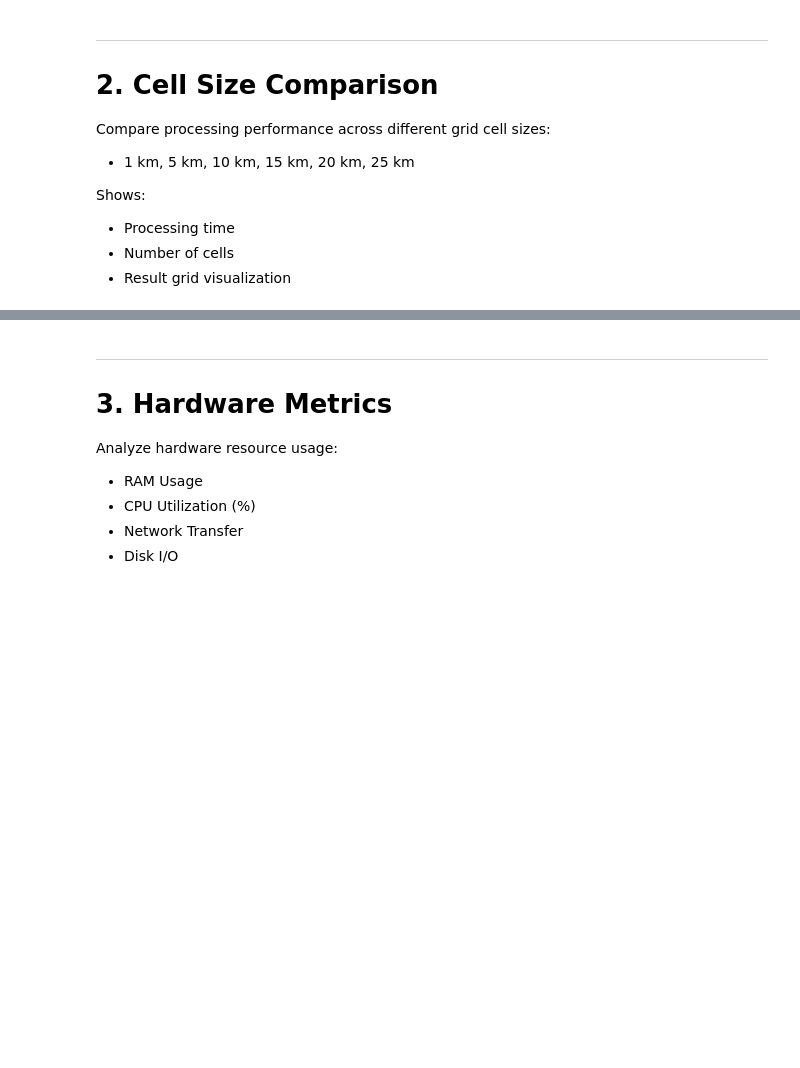
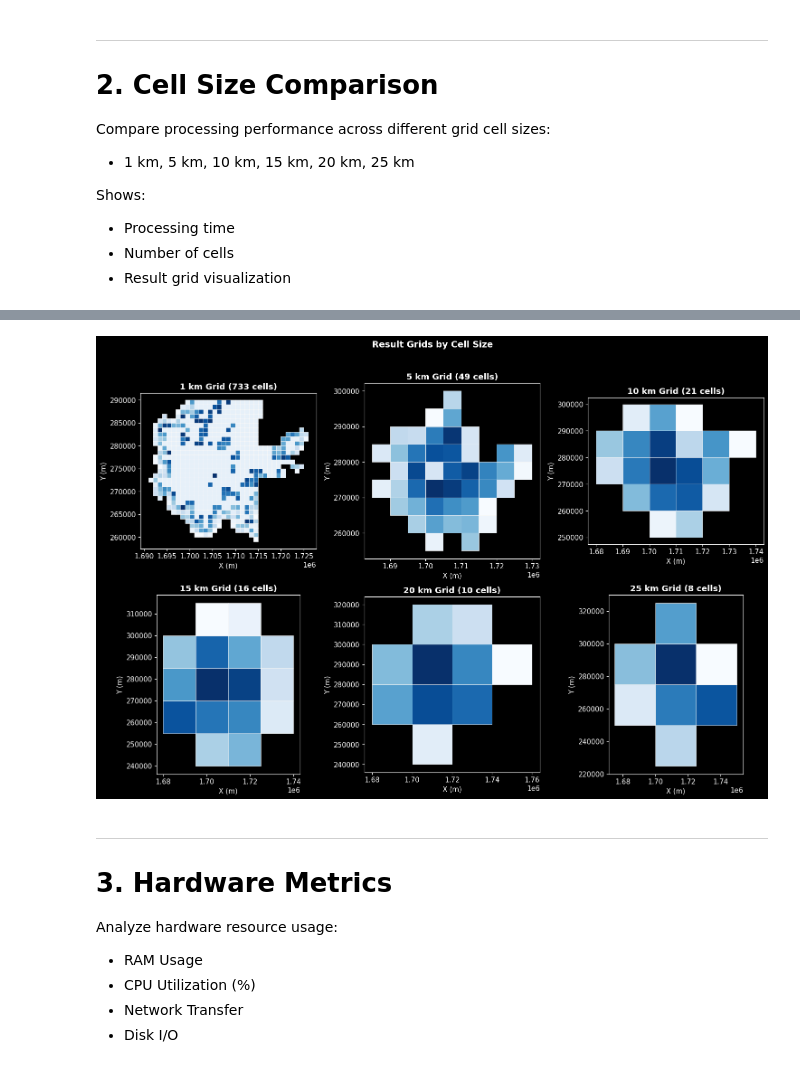
Before and after one commit to jkrumboe/Study-Project, a Jupyter notebook: benchmarking_visualization.ipynb, the cells around one changed output, grey strips where cells are left out. Drawn from its saved outputs; the diff is of its cells as text; code cells hidden in the pictures; blank space fills up the shorter version.

```diff
--- a/benchmarking_visualization.ipynb
+++ b/benchmarking_visualization.ipynb
@@ -331,37 +340,38 @@ if grids_to_show:
     fig, axes = plt.subplots(rows, cols, figsize=(5*cols, 5*rows))
     if n_grids == 1:
         axes = [axes]
     elif rows == 1:
         axes = axes if isinstance(axes, np.ndarray) else [axes]
     else:
         axes = axes.flatten()
 
     for idx, (size_km, data) in enumerate(grids_to_show):
         ax = axes[idx]
         grid = data['grid']
 
-        # Plot grid with snow percentage coloring
+        # Plot grid with snow percentage coloring (no legend)
         processed = grid[grid['is_processed'] == True]
         if 'snow_percentage' in processed.columns and not processed['snow_percentage'].isna().all():
-            processed.plot(column='snow_percentage', ax=ax, legend=True,
-                          cmap='Blues', edgecolor='white', linewidth=0.5,
-                          legend_kwds={'label': 'Snow %', 'shrink': 0.8})
+            processed.plot(column='snow_percentage', ax=ax, legend=False,
+                          cmap='Blues', edgecolor='white', linewidth=0.5)
         else:
             processed.plot(ax=ax, color='#4ecdc4', edgecolor='white', linewidth=0.5)
 
         ax.set_title(f'{size_km} km Grid ({len(processed)} cells)', fontweight='bold')
         ax.set_xlabel('X (m)')
         ax.set_ylabel('Y (m)')
 
     # Hide empty subplots
     for idx in range(len(grids_to_show), len(axes)):
         axes[idx].set_visible(False)
 
     plt.suptitle('Result Grids by Cell Size', fontsize=14, fontweight='bold', y=1.02)
     plt.tight_layout()
     plt.show()
 else:
     print("No grid data available for visualization.")
+# %% [output]
+[figure, added]
 # %% [markdown]
 ---
 
```
Also changed, not shown: parts of 9 cells of this notebook, 25 other files.
